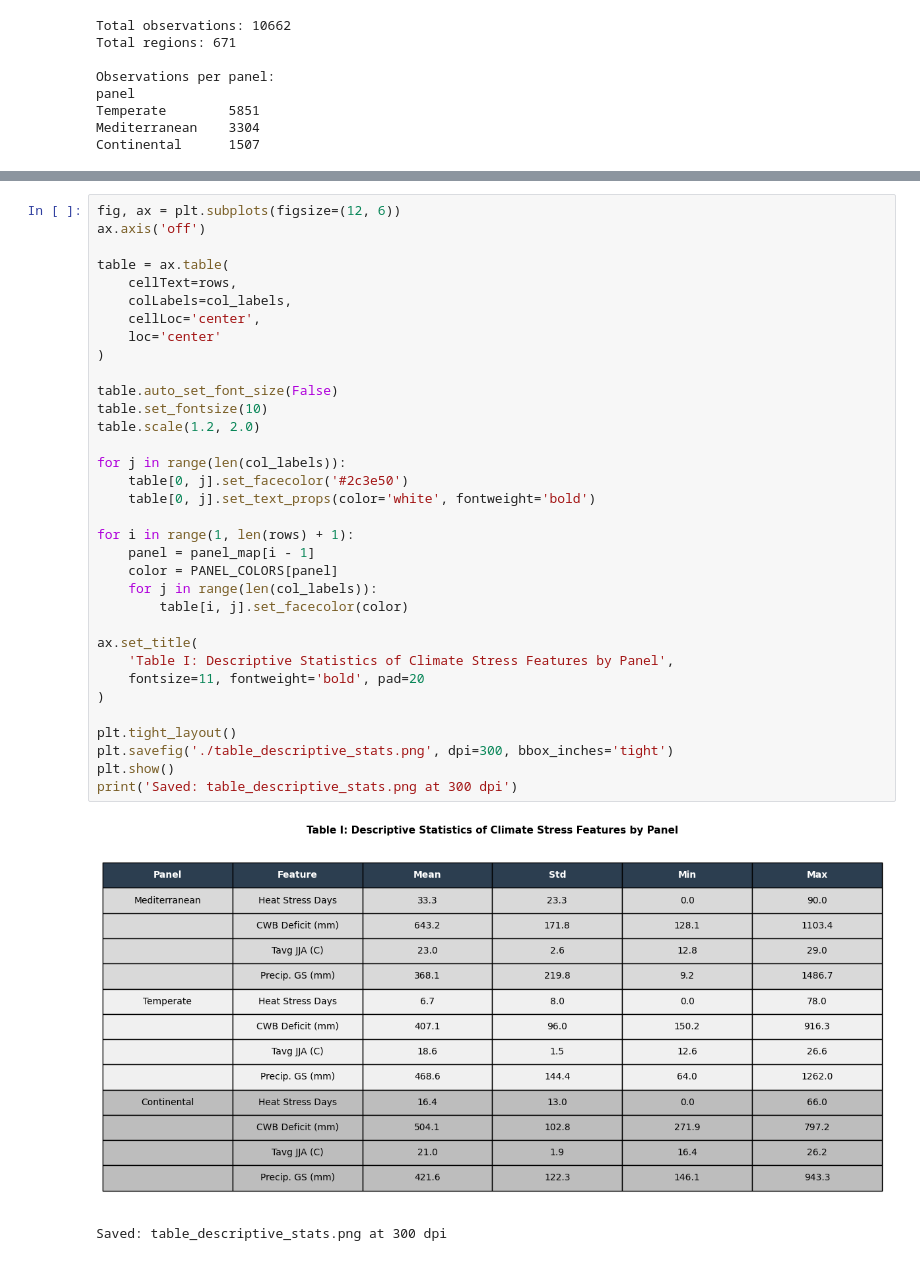
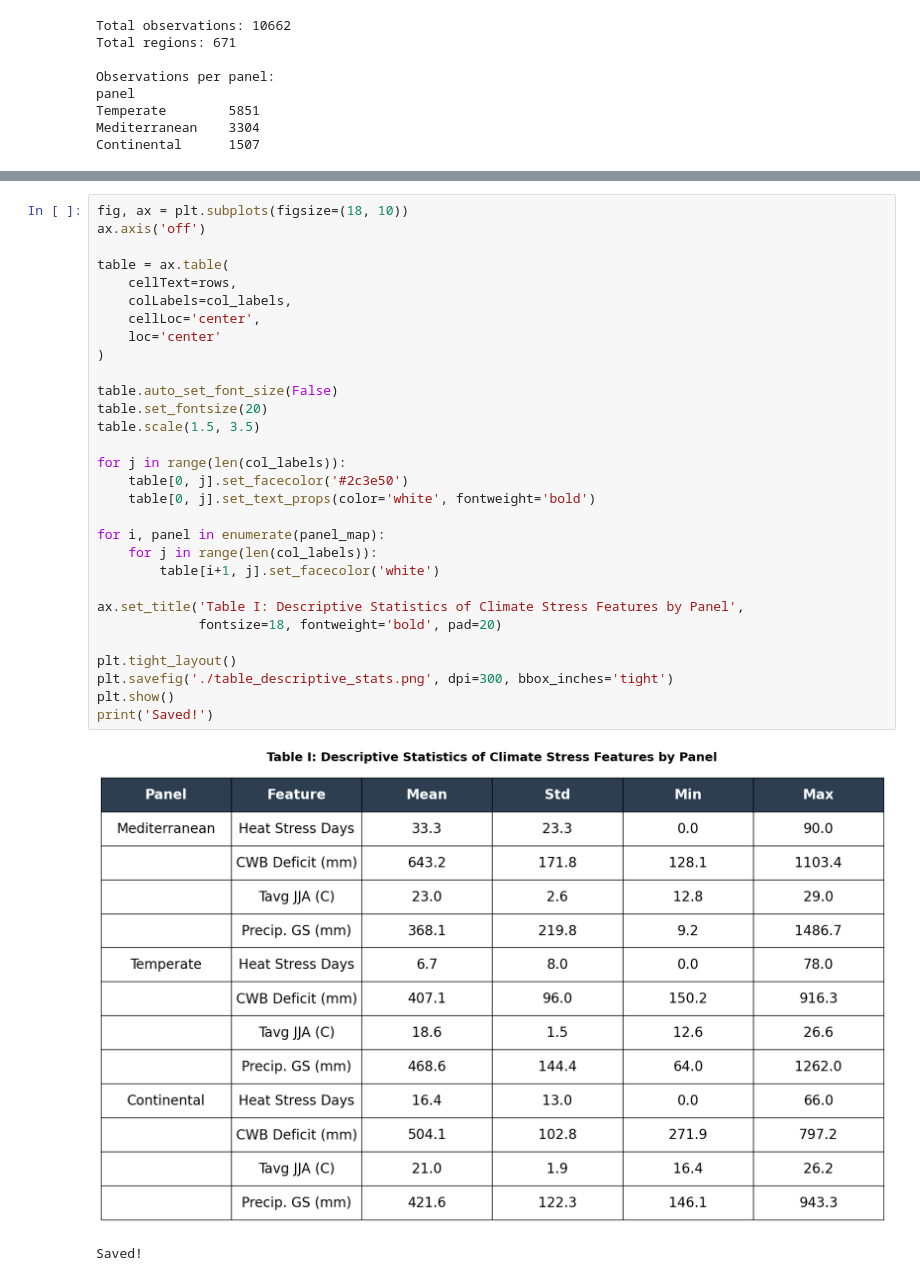
Before and after one commit to eda-yilmaz/DI501-Term-Project, a Jupyter notebook: notebooks/step3_descriptive_stats_table.ipynb, the cells around one changed output, grey strips where cells are left out. Cells and saved outputs as stored; diff of their text form.

```diff
--- a/notebooks/step3_descriptive_stats_table.ipynb
+++ b/notebooks/step3_descriptive_stats_table.ipynb
@@ -91,39 +91,35 @@ Continental      Heat Stress Days         16.4     13.0      0.0     66.0
                  Tavg JJA (C)             21.0      1.9     16.4     26.2
                  Precip. GS (mm)         421.6    122.3    146.1    943.3
 # %%
-fig, ax = plt.subplots(figsize=(12, 6))
+fig, ax = plt.subplots(figsize=(18, 10))
 ax.axis('off')
 
 table = ax.table(
     cellText=rows,
     colLabels=col_labels,
     cellLoc='center',
     loc='center'
 )
 
 table.auto_set_font_size(False)
-table.set_fontsize(10)
-table.scale(1.2, 2.0)
+table.set_fontsize(20)
+table.scale(1.5, 3.5)
 
 for j in range(len(col_labels)):
     table[0, j].set_facecolor('#2c3e50')
     table[0, j].set_text_props(color='white', fontweight='bold')
 
-for i in range(1, len(rows) + 1):
-    panel = panel_map[i - 1]
-    color = PANEL_COLORS[panel]
+for i, panel in enumerate(panel_map):
     for j in range(len(col_labels)):
-        table[i, j].set_facecolor(color)
+        table[i+1, j].set_facecolor('white')
 
-ax.set_title(
-    'Table I: Descriptive Statistics of Climate Stress Features by Panel',
-    fontsize=11, fontweight='bold', pad=20
-)
+ax.set_title('Table I: Descriptive Statistics of Climate Stress Features by Panel',
+             fontsize=18, fontweight='bold', pad=20)
 
 plt.tight_layout()
 plt.savefig('./table_descriptive_stats.png', dpi=300, bbox_inches='tight')
 plt.show()
-print('Saved: table_descriptive_stats.png at 300 dpi')
+print('Saved!')
 # %% [output]
-[figure, old version]
+[figure, new version]
-Saved: table_descriptive_stats.png at 300 dpi
+Saved!
```
